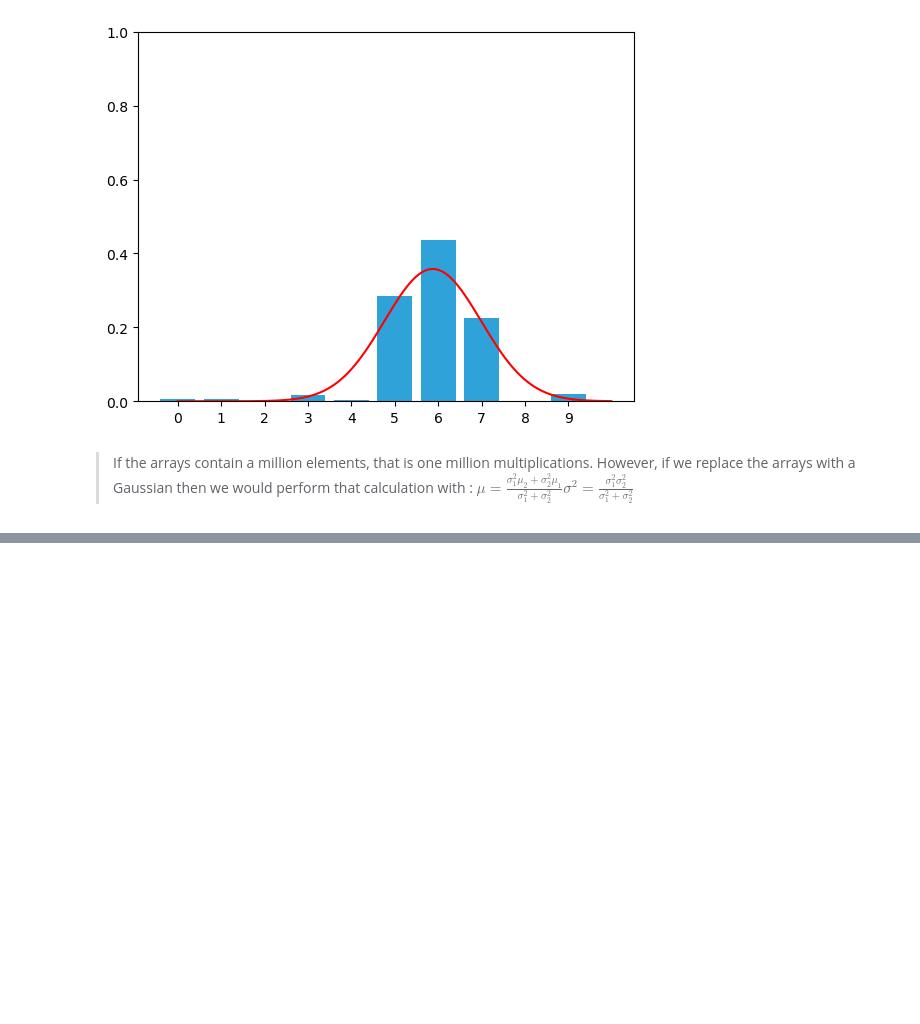
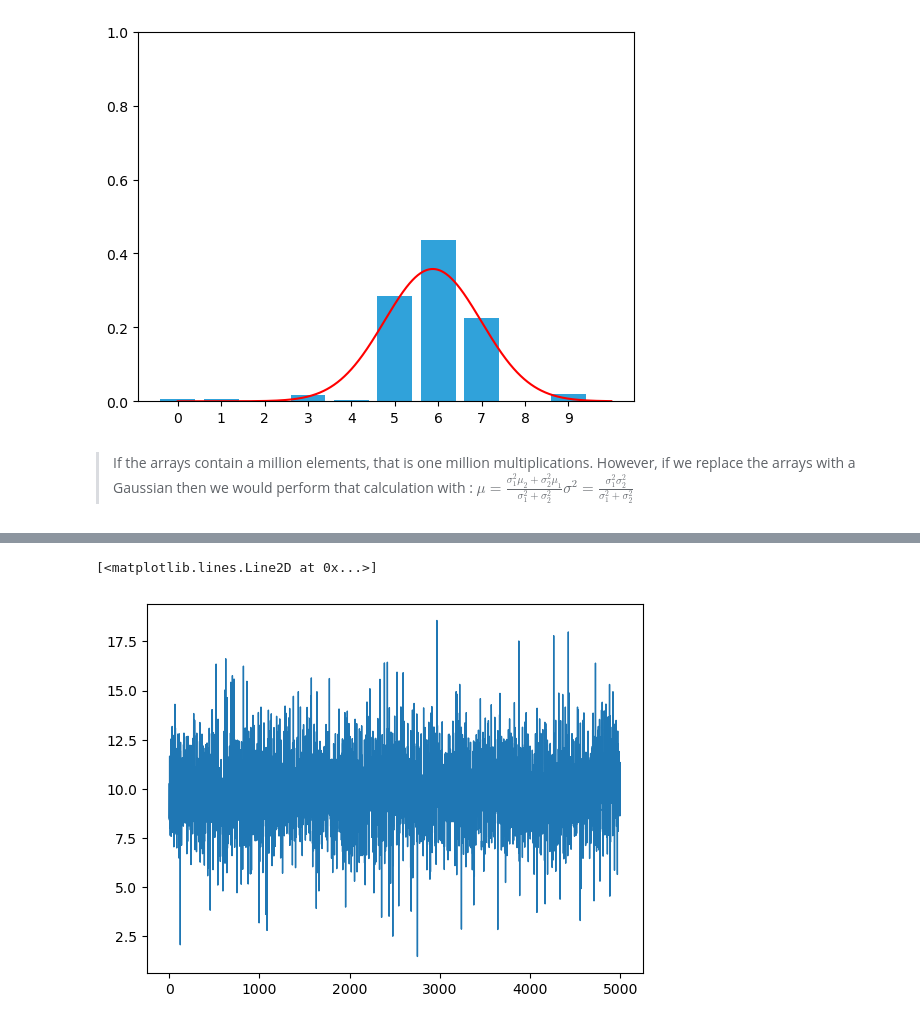
Before and after one commit to LUKEDUDE97/Test-BayesianFilterImplementations, a Jupyter notebook: 3-GaussiansTest.ipynb, the cells around one changed output, grey strips where cells are left out. Cells and saved outputs as stored; diff of their text form; code cells hidden in the pictures; blank space fills up the shorter version.

```diff
--- a/3-GaussiansTest.ipynb
+++ b/3-GaussiansTest.ipynb
@@ -155,0 +183,14 @@ mean: 5.88 var: 1.24
+# %%
+def rand_student_t(df, mu=0, std=1):
+    x = random.gauss(0, std)
+    y = 2.0 * random.gammavariate(0.5 * df, 2.0)
+    return x / (math.sqrt(y / df)) + mu
+# %%
+def sense_stut():
+    return 10 + rand_student_t(7) * 2
+
+zs = [sense_stut() for i in range(5000)]
+plt.plot(zs, lw=1)
+# %% [output]
+[<matplotlib.lines.Line2D at 0x...>]
+[figure, added]
```
Also changed, not shown: parts of 11 cells of this notebook, 4 other files.
